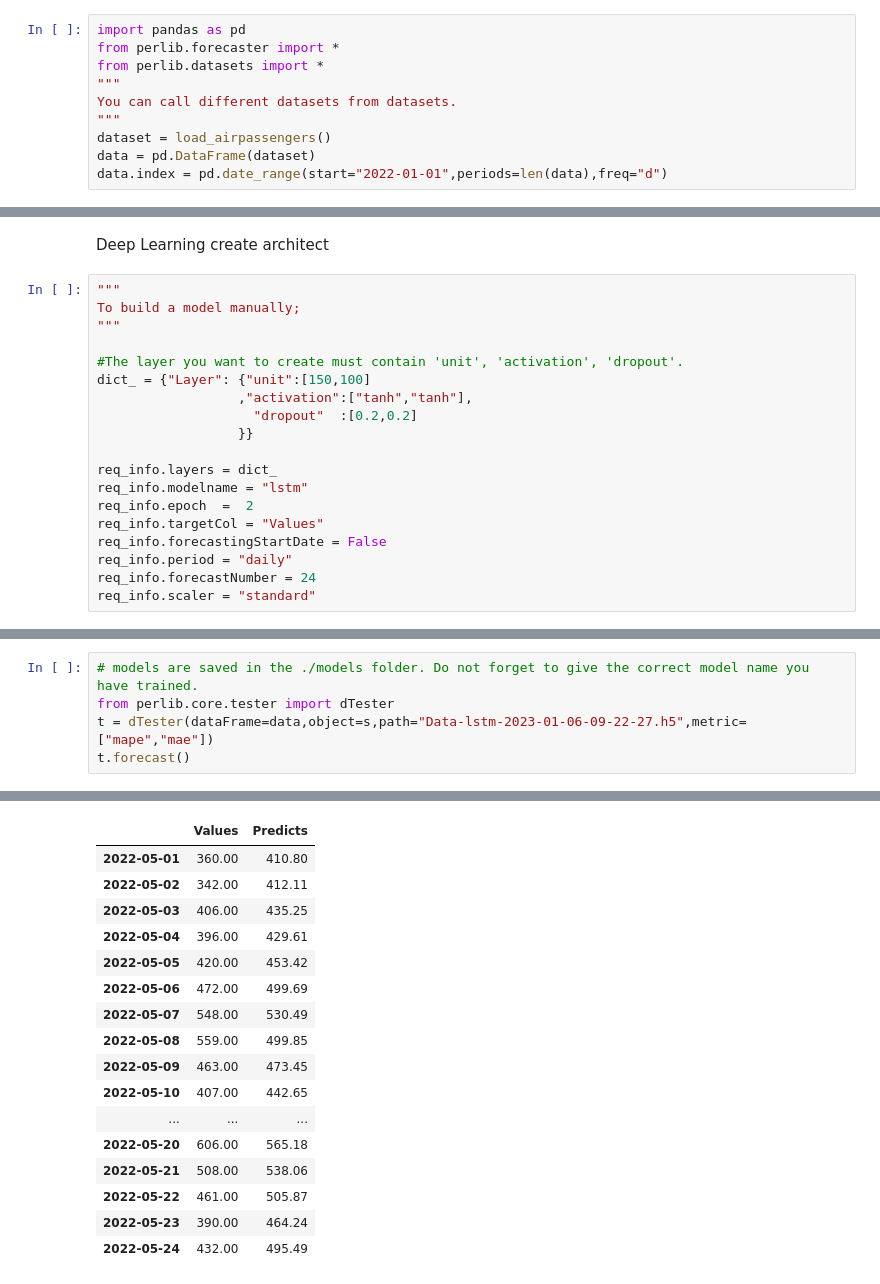
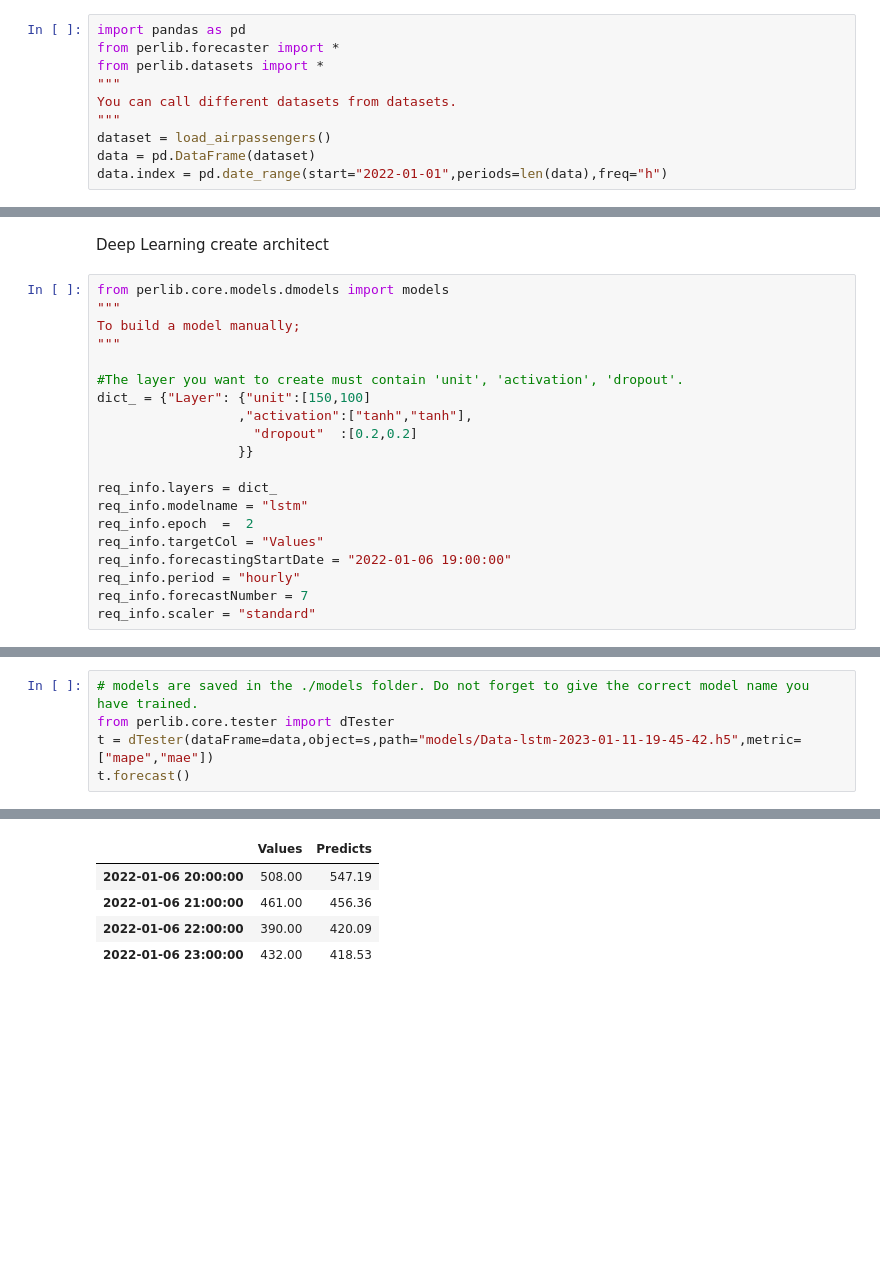
Before and after one commit to ruzgarkanar/perlib, a Jupyter notebook: src/example-Deep_learning_models.ipynb, the cells around one changed output, grey strips where cells are left out. Drawn from its saved outputs; the diff is of its cells as text; blank space fills up the shorter version.

```diff
--- a/src/example-Deep_learning_models.ipynb
+++ b/src/example-Deep_learning_models.ipynb
@@ -7,4 +7,4 @@ You can call different datasets from datasets.
 """
 dataset = load_airpassengers()
 data = pd.DataFrame(dataset)
-data.index = pd.date_range(start="2022-01-01",periods=len(data),freq="d")
+data.index = pd.date_range(start="2022-01-01",periods=len(data),freq="h")
@@ -264,6 +283,7 @@ data = dataPrepration.trainingFordate_range(dataFrame=data,dt1="2013-01-01",dt2=
 # %% [markdown]
 Deep Learning create architect
 # %%
+from perlib.core.models.dmodels import models
 """
 To build a model manually;
 """
@@ -278,7 +298,7 @@ req_info.layers = dict_
 req_info.modelname = "lstm"
 req_info.epoch  =  2
 req_info.targetCol = "Values"
-req_info.forecastingStartDate = False
-req_info.period = "daily"
-req_info.forecastNumber = 24
+req_info.forecastingStartDate = "2022-01-06 19:00:00"
+req_info.period = "hourly"
+req_info.forecastNumber = 7
 req_info.scaler = "standard"
@@ -306,6 +317,6 @@ KeyboardInterrupt
 # %%
 # models are saved in the ./models folder. Do not forget to give the correct model name you have trained.
 from perlib.core.tester import dTester
-t = dTester(dataFrame=data,object=s,path="Data-lstm-2023-01-06-09-22-27.h5",metric=["mape","mae"])
+t = dTester(dataFrame=data,object=s,path="models/Data-lstm-2023-01-11-19-45-42.h5",metric=["mape","mae"])
 t.forecast()
 # %% [output]
@@ -334,20 +327,8 @@ t.forecast()
 |  | Values | Predicts |
-| 2022-05-01 | 360.00 | 410.80 |
-| 2022-05-02 | 342.00 | 412.11 |
-| 2022-05-03 | 406.00 | 435.25 |
-| 2022-05-04 | 396.00 | 429.61 |
-| 2022-05-05 | 420.00 | 453.42 |
-| 2022-05-06 | 472.00 | 499.69 |
-| 2022-05-07 | 548.00 | 530.49 |
-| 2022-05-08 | 559.00 | 499.85 |
-| 2022-05-09 | 463.00 | 473.45 |
-| 2022-05-10 | 407.00 | 442.65 |
-| ... | ... | ... |
-| 2022-05-20 | 606.00 | 565.18 |
-| 2022-05-21 | 508.00 | 538.06 |
-| 2022-05-22 | 461.00 | 505.87 |
-| 2022-05-23 | 390.00 | 464.24 |
-| 2022-05-24 | 432.00 | 495.49 |
+| 2022-01-06 20:00:00 | 508.00 | 547.19 |
+| 2022-01-06 21:00:00 | 461.00 | 456.36 |
+| 2022-01-06 22:00:00 | 390.00 | 420.09 |
+| 2022-01-06 23:00:00 | 432.00 | 418.53 |
 # %%
 t.evaluate()
 # %% [output]
```
Also changed, not shown: parts of 16 cells of this notebook, 50 other files.
